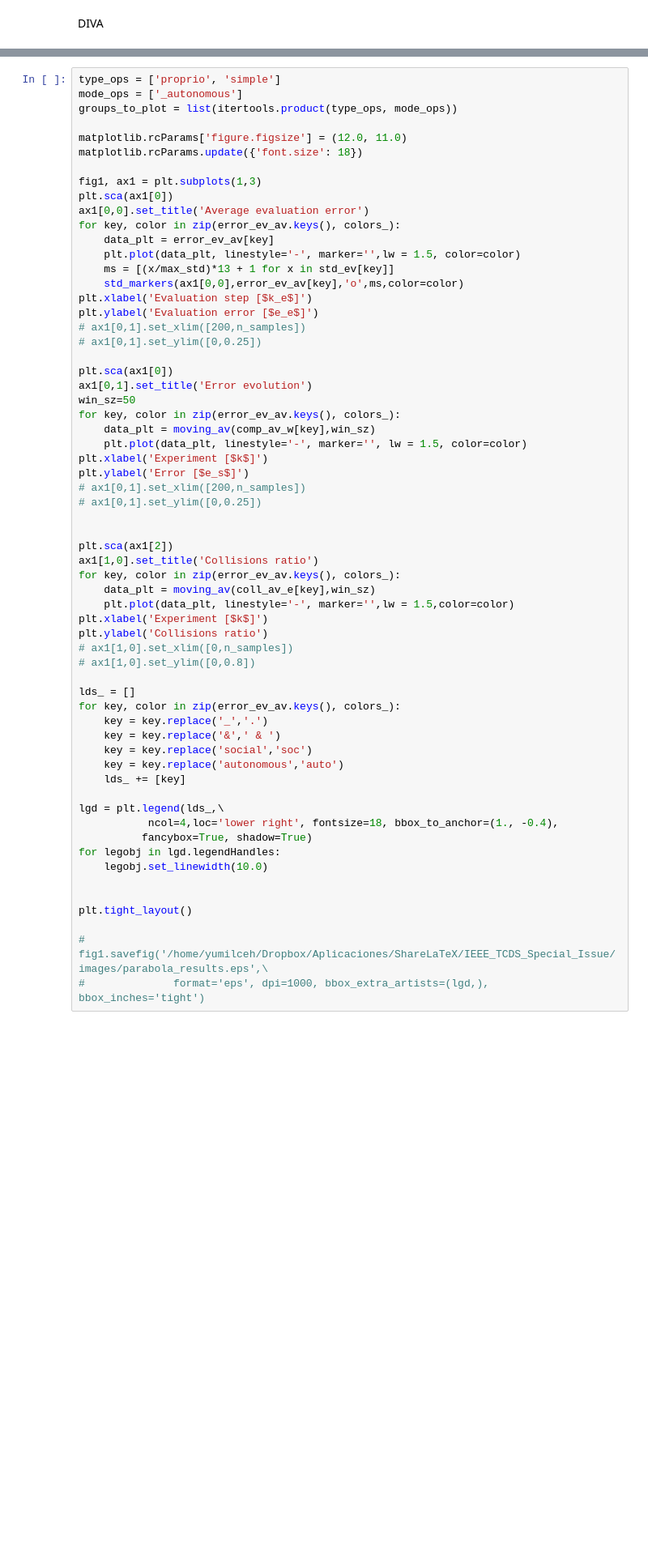
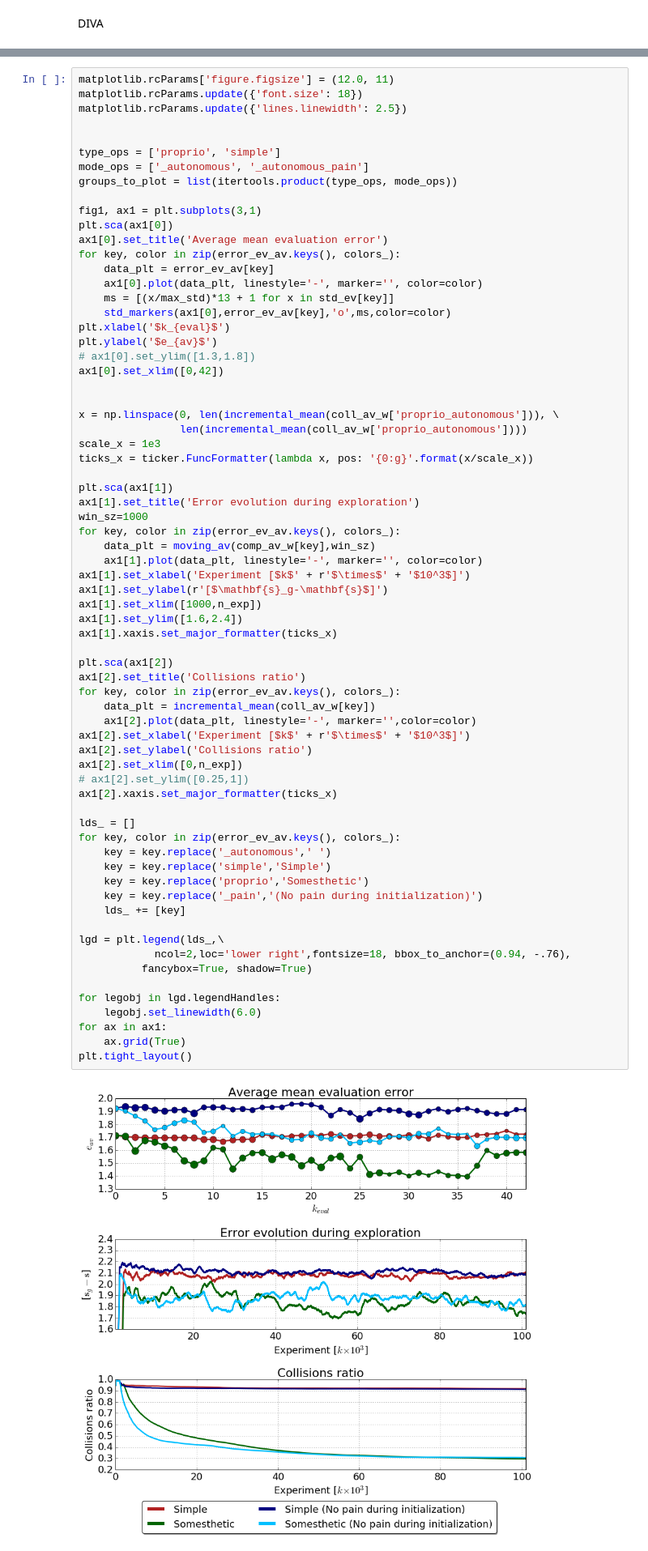
Before and after one commit to yumilceh/artificialbabbling, a Jupyter notebook: exploration/executables/March18/diva_results_chap5.ipynb, the cells around one changed output, grey strips where cells are left out. Shown at 81% size. Saved outputs shown, nothing was run; the diff lists cells and outputs as text; blank space fills up the shorter version.

Commit message:
Results chapter 5
Former-commit-id: 190a268f8699c2711072beea028c47f30deefe6a

```diff
--- a/exploration/executables/March18/diva_results_chap5.ipynb
+++ b/exploration/executables/March18/diva_results_chap5.ipynb
@@ -242,62 +208,71 @@ print(max_std)
 # %%
+matplotlib.rcParams['figure.figsize'] = (12.0, 11)
+matplotlib.rcParams.update({'font.size': 18})
+matplotlib.rcParams.update({'lines.linewidth': 2.5})
+
+
 type_ops = ['proprio', 'simple']
-mode_ops = ['_autonomous']
+mode_ops = ['_autonomous', '_autonomous_pain']
 groups_to_plot = list(itertools.product(type_ops, mode_ops))
 
-matplotlib.rcParams['figure.figsize'] = (12.0, 11.0)
-matplotlib.rcParams.update({'font.size': 18})
-
-fig1, ax1 = plt.subplots(1,3)
+fig1, ax1 = plt.subplots(3,1)
 plt.sca(ax1[0])
-ax1[0,0].set_title('Average evaluation error')
+ax1[0].set_title('Average mean evaluation error')
 for key, color in zip(error_ev_av.keys(), colors_):
     data_plt = error_ev_av[key]
-    plt.plot(data_plt, linestyle='-', marker='',lw = 1.5, color=color)
+    ax1[0].plot(data_plt, linestyle='-', marker='', color=color)
     ms = [(x/max_std)*13 + 1 for x in std_ev[key]]
-    std_markers(ax1[0,0],error_ev_av[key],'o',ms,color=color)
-plt.xlabel('Evaluation step [$k_e$]')
-plt.ylabel('Evaluation error [$e_e$]')
-# ax1[0,1].set_xlim([200,n_samples])
-# ax1[0,1].set_ylim([0,0.25])
+    std_markers(ax1[0],error_ev_av[key],'o',ms,color=color)
+plt.xlabel('$k_{eval}$')
+plt.ylabel('$e_{av}$')
+# ax1[0].set_ylim([1.3,1.8])
+ax1[0].set_xlim([0,42])
 
-plt.sca(ax1[0])
-ax1[0,1].set_title('Error evolution')
-win_sz=50
+
+x = np.linspace(0, len(incremental_mean(coll_av_w['proprio_autonomous'])), \
+                len(incremental_mean(coll_av_w['proprio_autonomous'])))
+scale_x = 1e3
+ticks_x = ticker.FuncFormatter(lambda x, pos: '{0:g}'.format(x/scale_x))
+
+plt.sca(ax1[1])
+ax1[1].set_title('Error evolution during exploration')
+win_sz=1000
 for key, color in zip(error_ev_av.keys(), colors_):
     data_plt = moving_av(comp_av_w[key],win_sz)
-    plt.plot(data_plt, linestyle='-', marker='', lw = 1.5, color=color)
-plt.xlabel('Experiment [$k$]')
-plt.ylabel('Error [$e_s$]')
-# ax1[0,1].set_xlim([200,n_samples])
-# ax1[0,1].set_ylim([0,0.25])
-
+    ax1[1].plot(data_plt, linestyle='-', marker='', color=color)
+ax1[1].set_xlabel('Experiment [$k$' + r'$\times$' + '$10^3$]')
+ax1[1].set_ylabel(r'[$\mathbf{s}_g-\mathbf{s}$]')
+ax1[1].set_xlim([1000,n_exp])
+ax1[1].set_ylim([1.6,2.4])
+ax1[1].xaxis.set_major_formatter(ticks_x)
 
 plt.sca(ax1[2])
-ax1[1,0].set_title('Collisions ratio')
+ax1[2].set_title('Collisions ratio')
 for key, color in zip(error_ev_av.keys(), colors_):
-    data_plt = moving_av(coll_av_e[key],win_sz)
-    plt.plot(data_plt, linestyle='-', marker='',lw = 1.5,color=color)
-plt.xlabel('Experiment [$k$]')
-plt.ylabel('Collisions ratio')
-# ax1[1,0].set_xlim([0,n_samples])
-# ax1[1,0].set_ylim([0,0.8])
+    data_plt = incremental_mean(coll_av_w[key])
+    ax1[2].plot(data_plt, linestyle='-', marker='',color=color)
+ax1[2].set_xlabel('Experiment [$k$' + r'$\times$' + '$10^3$]')
+ax1[2].set_ylabel('Collisions ratio')
+ax1[2].set_xlim([0,n_exp])
+# ax1[2].set_ylim([0.25,1])
+ax1[2].xaxis.set_major_formatter(ticks_x)
 
 lds_ = []
 for key, color in zip(error_ev_av.keys(), colors_):
-    key = key.replace('_','.')
-    key = key.replace('&',' & ')
-    key = key.replace('social','soc')
-    key = key.replace('autonomous','auto')
+    key = key.replace('_autonomous',' ')
+    key = key.replace('simple','Simple')
+    key = key.replace('proprio','Somesthetic')
+    key = key.replace('_pain','(No pain during initialization)')
     lds_ += [key]
 
 lgd = plt.legend(lds_,\
-           ncol=4,loc='lower right', fontsize=18, bbox_to_anchor=(1., -0.4),
+            ncol=2,loc='lower right',fontsize=18, bbox_to_anchor=(0.94, -.76),
           fancybox=True, shadow=True)
+
 for legobj in lgd.legendHandles:
-    legobj.set_linewidth(10.0)
-
-
+    legobj.set_linewidth(6.0)
+for ax in ax1:
+    ax.grid(True)
 plt.tight_layout()
-
-# fig1.savefig('/home/yumilceh/Dropbox/Aplicaciones/ShareLaTeX/IEEE_TCDS_Special_Issue/images/parabola_results.eps',\
-#              format='eps', dpi=1000, bbox_extra_artists=(lgd,), bbox_inches='tight')
+# %% [output]
+[figure, added]
```
Also changed, not shown: parts of 19 cells of this notebook, 4 other files.
